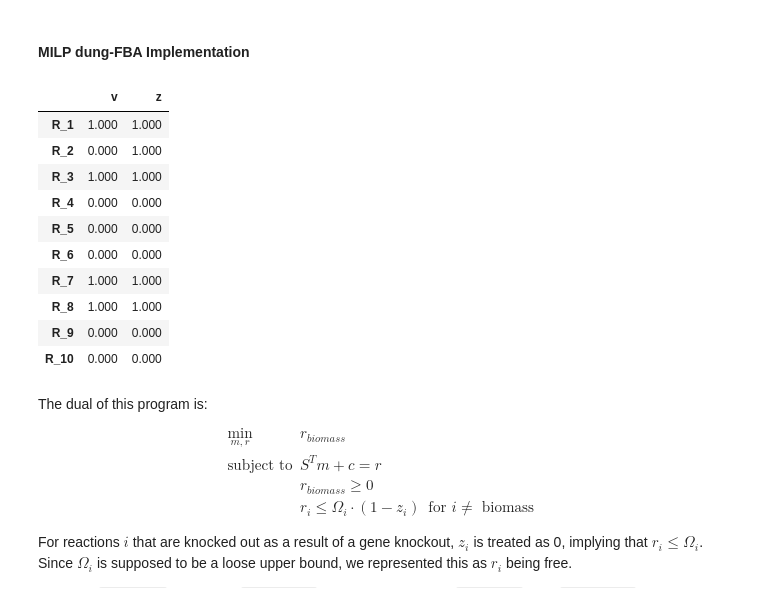
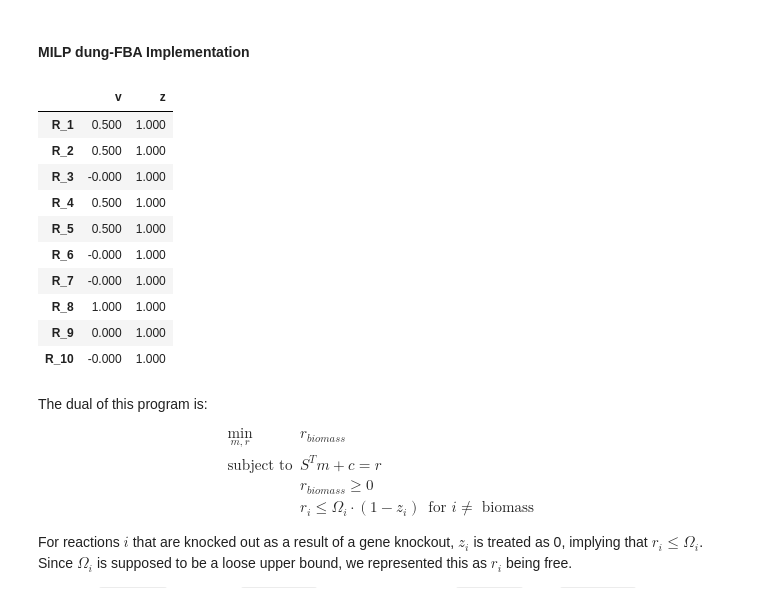
Before and after one commit to pnnl-predictive-phenomics/crop, a Jupyter notebook: docs/notebook/CROP.ipynb, the cells around one changed output. Saved outputs shown, nothing was run; the diff lists cells and outputs as text; code cells hidden in the pictures.

```diff
--- a/docs/notebook/CROP.ipynb
+++ b/docs/notebook/CROP.ipynb
@@ -386,7 +383,7 @@ $$\begin{array}{lll}
 # %% [markdown]
 #### LP dung-FBA implementation ####
 # %%
-S = fullS.loc[internal_mets].as_matrix()
+S = fullS.loc[internal_mets].values
 
 nmets,nrxns = S.shape
 v = Variable(nrxns)
@@ -394,10 +391,10 @@ biomass= 7
 
 dung_fba_lp = Problem(
     Maximize( v[biomass] ),
-        [    S*v  == 0,
+        [    S@v  == 0,
              0 <= v,
             v[biomass]  <= 1])
-dung_fba_lp.solve()
+dung_fba_lp.solve(solver=cvxpy.SCIPY)
 display(pd.DataFrame( v.value, index=rxns, columns=['v']))
 # %% [output]
 |  | v |
@@ -469,28 +466,28 @@ where $U_{biomass}=1$.
 # %%
 U = np.eye(nrxns)*1000
 U[biomass,biomass] = 1
-z = Bool(nrxns)
+z = Variable(nrxns, boolean=True)
 dung_fba_milp = Problem(
     Maximize( v[biomass] ),
-        [    S*v  == 0,
+        [    S@v  == 0,
              0    <= v,
-             v    <= U*z])
-dung_fba_milp.solve()
+             v    <= U@z])
+dung_fba_milp.solve(solver=cvxpy.SCIPY)
 reactions = pd.DataFrame( np.squeeze(np.asarray(v.value)), index=rxns, columns=['v'])
 reactions['z'] = pd.Series(np.squeeze(np.asarray(z.value)), index=rxns)
 display(reactions)
 # %% [output]
 |  | v | z |
-| R_1 | 1.000 | 1.000 |
-| R_2 | 0.000 | 1.000 |
-| R_3 | 1.000 | 1.000 |
-| R_4 | 0.000 | 0.000 |
-| R_5 | 0.000 | 0.000 |
-| R_6 | 0.000 | 0.000 |
-| R_7 | 1.000 | 1.000 |
+| R_1 | 0.500 | 1.000 |
+| R_2 | 0.500 | 1.000 |
+| R_3 | -0.000 | 1.000 |
+| R_4 | 0.500 | 1.000 |
+| R_5 | 0.500 | 1.000 |
+| R_6 | -0.000 | 1.000 |
+| R_7 | -0.000 | 1.000 |
 | R_8 | 1.000 | 1.000 |
-| R_9 | 0.000 | 0.000 |
-| R_10 | 0.000 | 0.000 |
+| R_9 | 0.000 | 1.000 |
+| R_10 | -0.000 | 1.000 |
 # %% [markdown]
 The dual of this program is:
 $$\begin{array}{lll}
```
Also changed, not shown: parts of 14 cells of this notebook, 2 other files.
